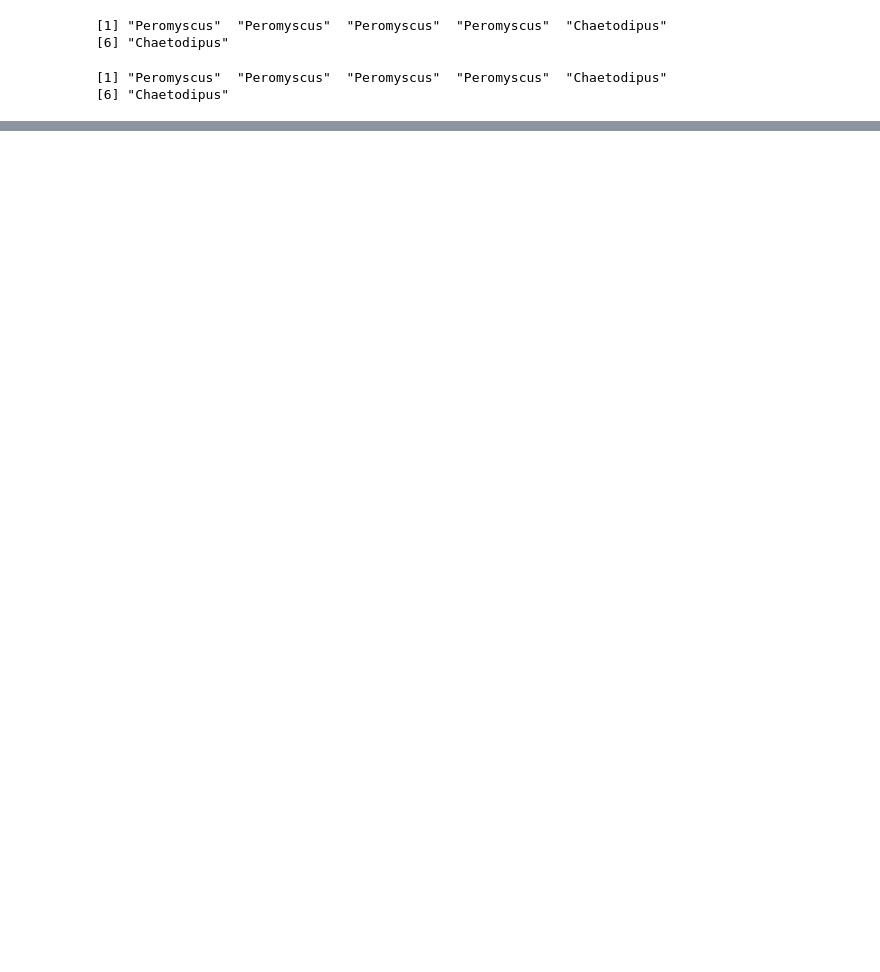
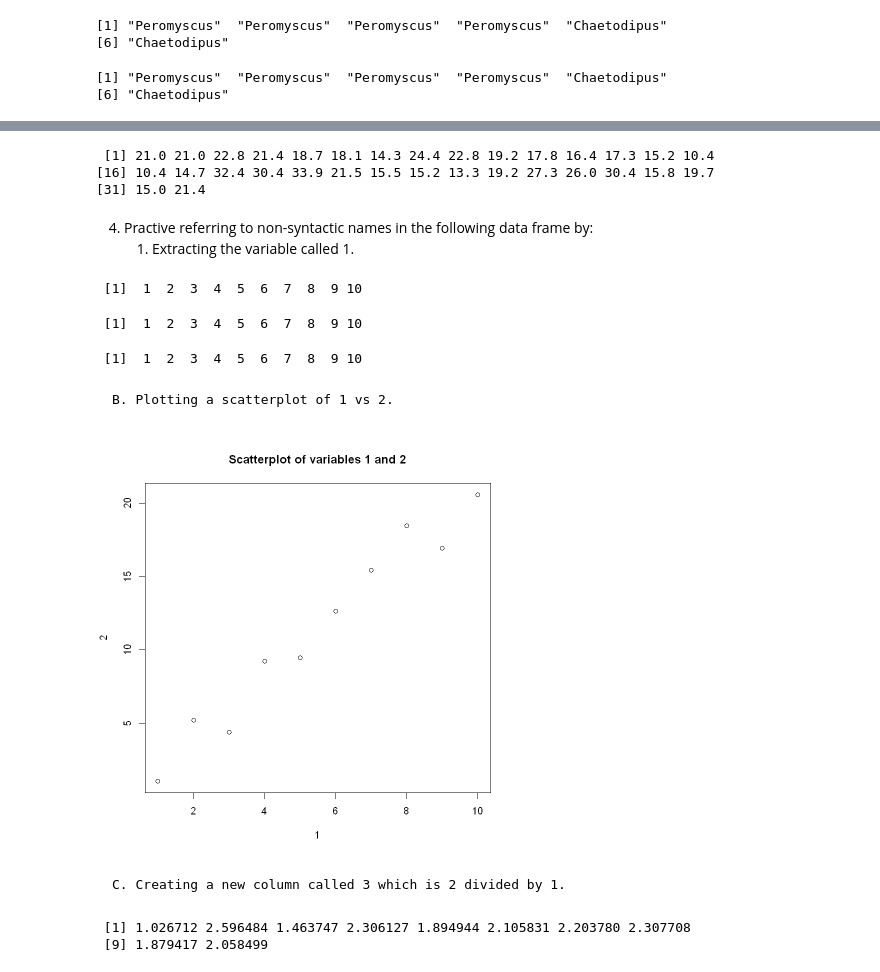
Before and after one commit to janevskistefan/R-for-Ecology, a Jupyter notebook: 02 - Starting with data/reading_data.ipynb, the cells around one changed output, grey strips where cells are left out. Drawn from its saved outputs; the diff is of its cells as text; code cells hidden in the pictures; blank space fills up the shorter version.

```diff
--- a/02 - Starting with data/reading_data.ipynb
+++ b/02 - Starting with data/reading_data.ipynb
@@ -279,0 +336,34 @@ A tibble: 1 × 1
+# %%
+# using pull() from dplyr
+# pull() extracts a column as a vector
+mtcars_tibble %>% pull(var)
+# %% [output]
+ [1] 21.0 21.0 22.8 21.4 18.7 18.1 14.3 24.4 22.8 19.2 17.8 16.4 17.3 15.2 10.4
+[16] 10.4 14.7 32.4 30.4 33.9 21.5 15.5 15.2 13.3 19.2 27.3 26.0 30.4 15.8 19.7
+[31] 15.0 21.4
+# %% [markdown]
+4. Practive referring to non-syntactic names in the following data frame by:
+    1. Extracting the variable called 1.
+# %%
+# Data frame required for answering the forth question
+annoying <- tibble(
+  `1` = 1:10,
+  `2` = `1` * 2 + rnorm(length(`1`))
+)
+# %%
+# Three ways of extracting the variable called `1`
+annoying %>% pull("1")
+annoying[["1"]]
+annoying$"1"
+# %% [output]
+ [1]  1  2  3  4  5  6  7  8  9 10
+ [1]  1  2  3  4  5  6  7  8  9 10
+ [1]  1  2  3  4  5  6  7  8  9 10
+# %% [markdown]
+    B. Plotting a scatterplot of 1 vs 2.
+# %%
+plot(annoying, "1", "2", main = "Scatterplot of variables 1 and 2")
+# %% [output]
+[figure, added]
+# %% [markdown]
+    C. Creating a new column called 3 which is 2 divided by 1.
@@ -279,0 +372,5 @@ A tibble: 1 × 1
+# %%
+annoying %>% pull("3")
+# %% [output]
+ [1] 1.026712 2.596484 1.463747 2.306127 1.894944 2.105831 2.203780 2.307708
+ [9] 1.879417 2.058499
```
Also changed, not shown: parts of 41 cells of this notebook.
